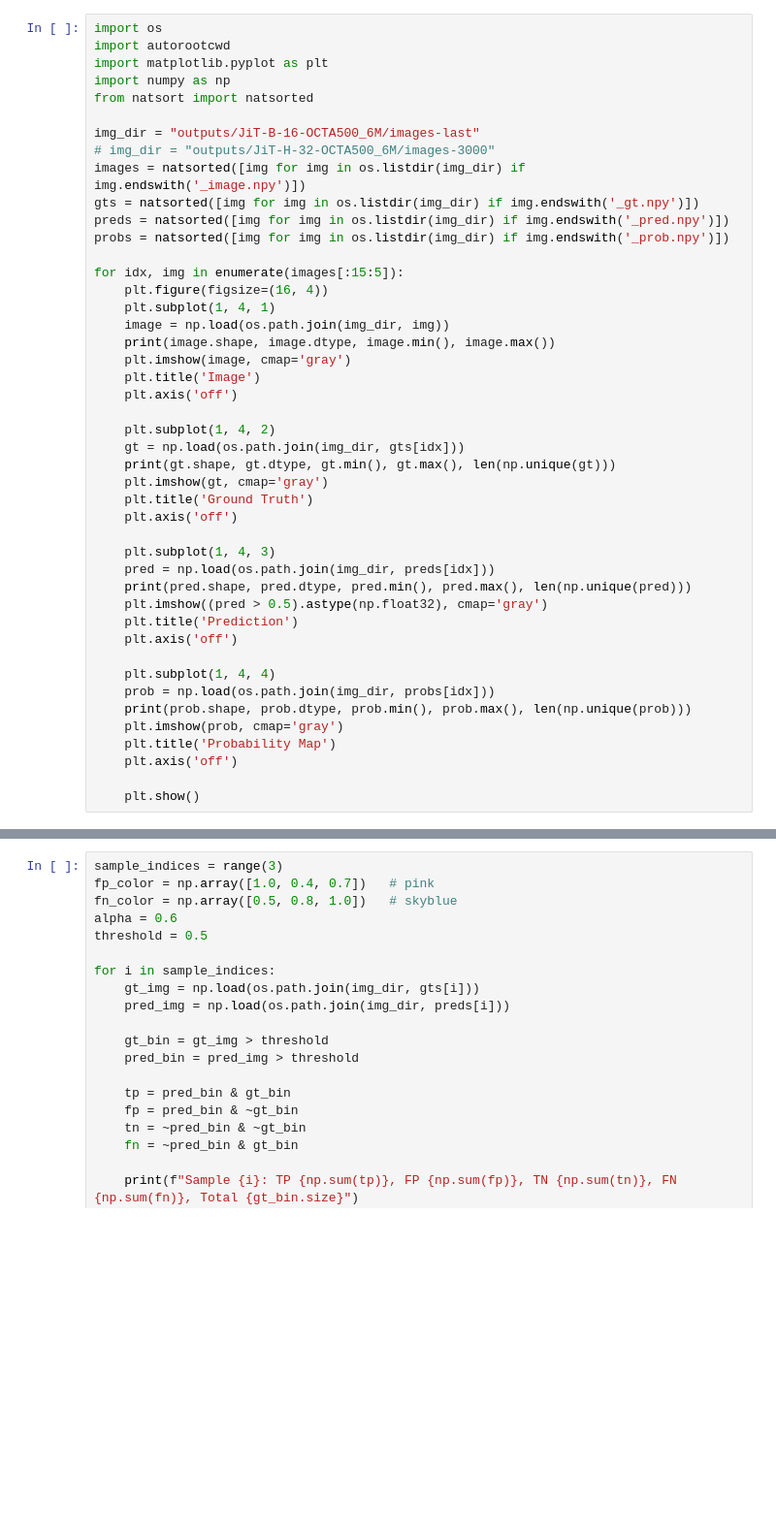
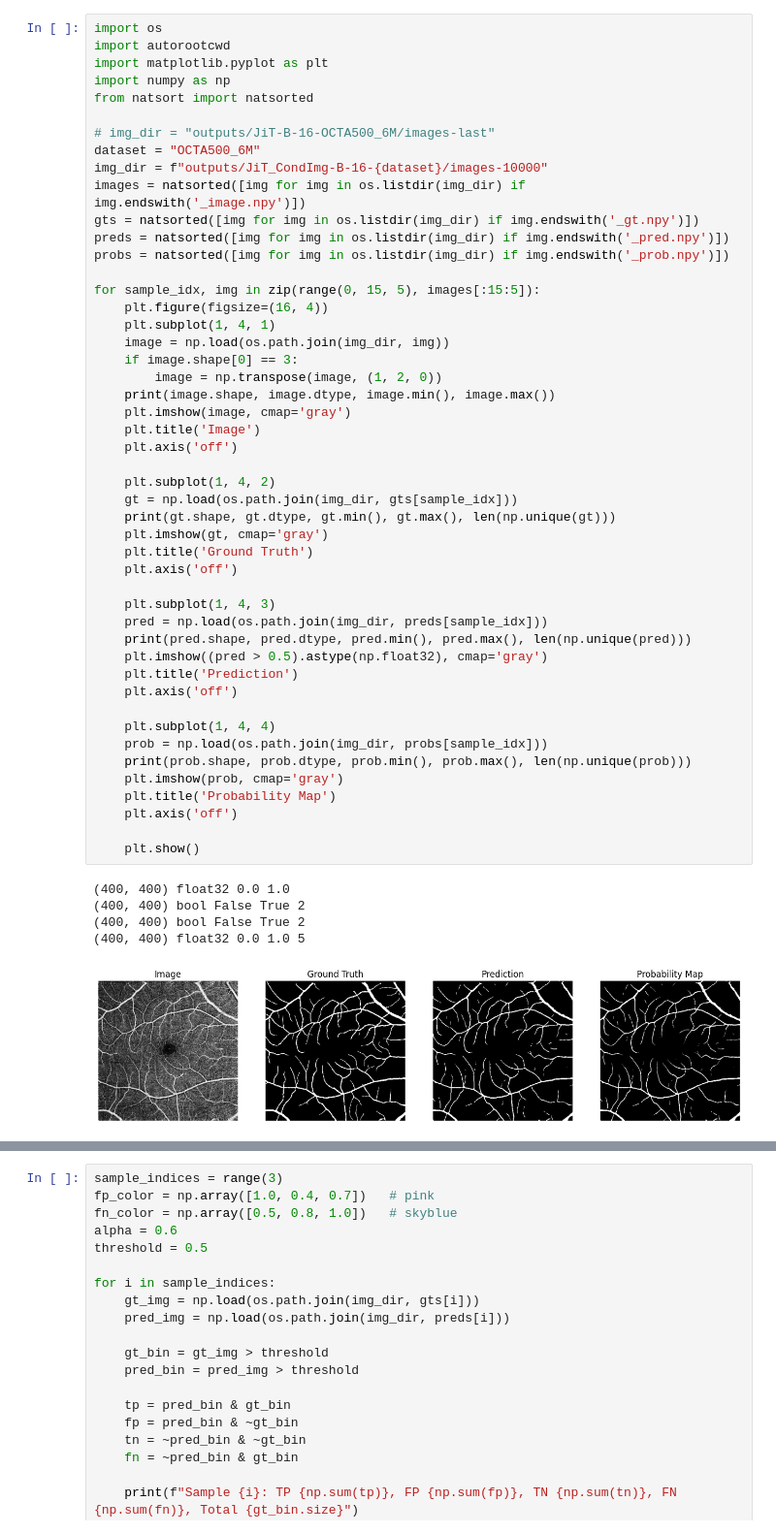
Before and after one commit to suho-han/JiT, a Jupyter notebook: notebooks/result.ipynb, the cells around one changed output, grey strips where cells are left out. Shown at 97% size. Drawn from its saved outputs; the diff is of its cells as text; blank space fills up the shorter version.

```diff
--- a/notebooks/result.ipynb
+++ b/notebooks/result.ipynb
@@ -5,41 +5,50 @@ import matplotlib.pyplot as plt
 import numpy as np
 from natsort import natsorted
 
-img_dir = "outputs/JiT-B-16-OCTA500_6M/images-last"
-# img_dir = "outputs/JiT-H-32-OCTA500_6M/images-3000"
+# img_dir = "outputs/JiT-B-16-OCTA500_6M/images-last"
+dataset = "OCTA500_6M"
+img_dir = f"outputs/JiT_CondImg-B-16-{dataset}/images-10000"
 images = natsorted([img for img in os.listdir(img_dir) if img.endswith('_image.npy')])
 gts = natsorted([img for img in os.listdir(img_dir) if img.endswith('_gt.npy')])
 preds = natsorted([img for img in os.listdir(img_dir) if img.endswith('_pred.npy')])
 probs = natsorted([img for img in os.listdir(img_dir) if img.endswith('_prob.npy')])
 
-for idx, img in enumerate(images[:15:5]):
+for sample_idx, img in zip(range(0, 15, 5), images[:15:5]):
     plt.figure(figsize=(16, 4))
     plt.subplot(1, 4, 1)
     image = np.load(os.path.join(img_dir, img))
+    if image.shape[0] == 3:
+        image = np.transpose(image, (1, 2, 0))
     print(image.shape, image.dtype, image.min(), image.max())
     plt.imshow(image, cmap='gray')
     plt.title('Image')
     plt.axis('off')
 
     plt.subplot(1, 4, 2)
-    gt = np.load(os.path.join(img_dir, gts[idx]))
+    gt = np.load(os.path.join(img_dir, gts[sample_idx]))
     print(gt.shape, gt.dtype, gt.min(), gt.max(), len(np.unique(gt)))
     plt.imshow(gt, cmap='gray')
     plt.title('Ground Truth')
     plt.axis('off')
 
     plt.subplot(1, 4, 3)
-    pred = np.load(os.path.join(img_dir, preds[idx]))
+    pred = np.load(os.path.join(img_dir, preds[sample_idx]))
     print(pred.shape, pred.dtype, pred.min(), pred.max(), len(np.unique(pred)))
     plt.imshow((pred > 0.5).astype(np.float32), cmap='gray')
     plt.title('Prediction')
     plt.axis('off')
 
     plt.subplot(1, 4, 4)
-    prob = np.load(os.path.join(img_dir, probs[idx]))
+    prob = np.load(os.path.join(img_dir, probs[sample_idx]))
     print(prob.shape, prob.dtype, prob.min(), prob.max(), len(np.unique(prob)))
     plt.imshow(prob, cmap='gray')
     plt.title('Probability Map')
     plt.axis('off')
 
     plt.show()
+# %% [output]
+(400, 400) float32 0.0 1.0
+(400, 400) bool False True 2
+(400, 400) bool False True 2
+(400, 400) float32 0.0 1.0 5
+[figure, added]
```
Also changed, not shown: parts of 5 cells of this notebook, 26 other files.
